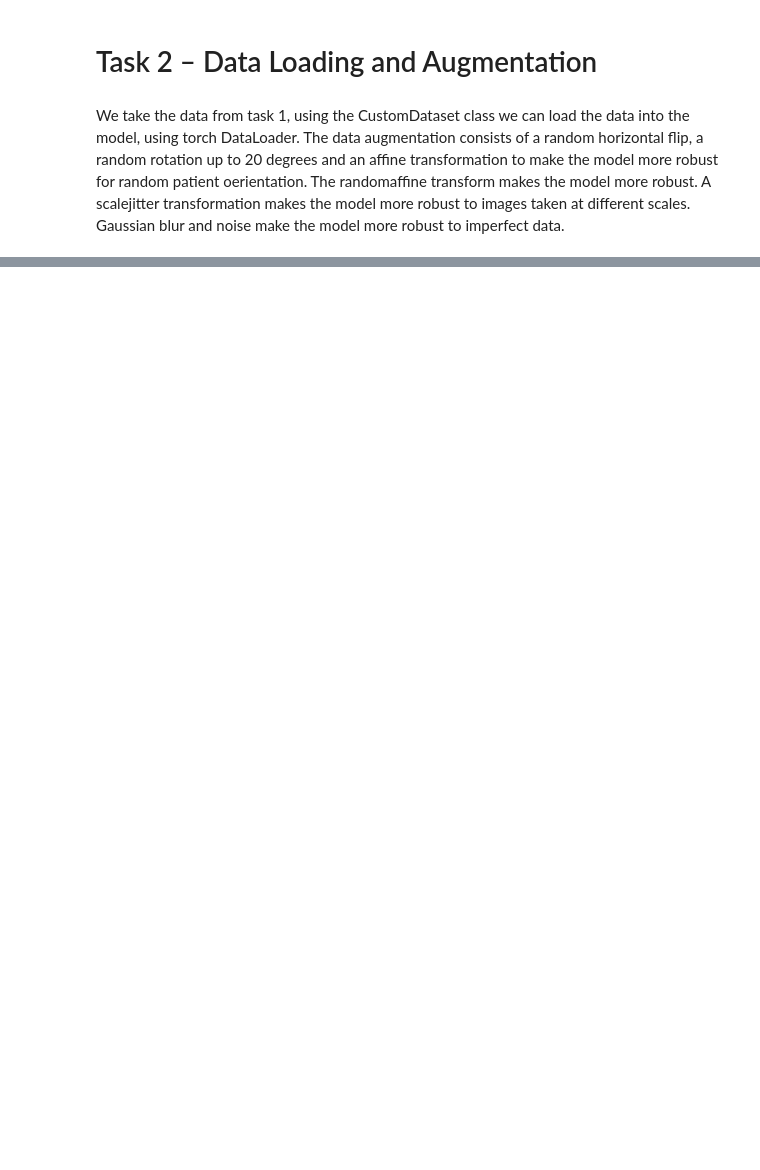
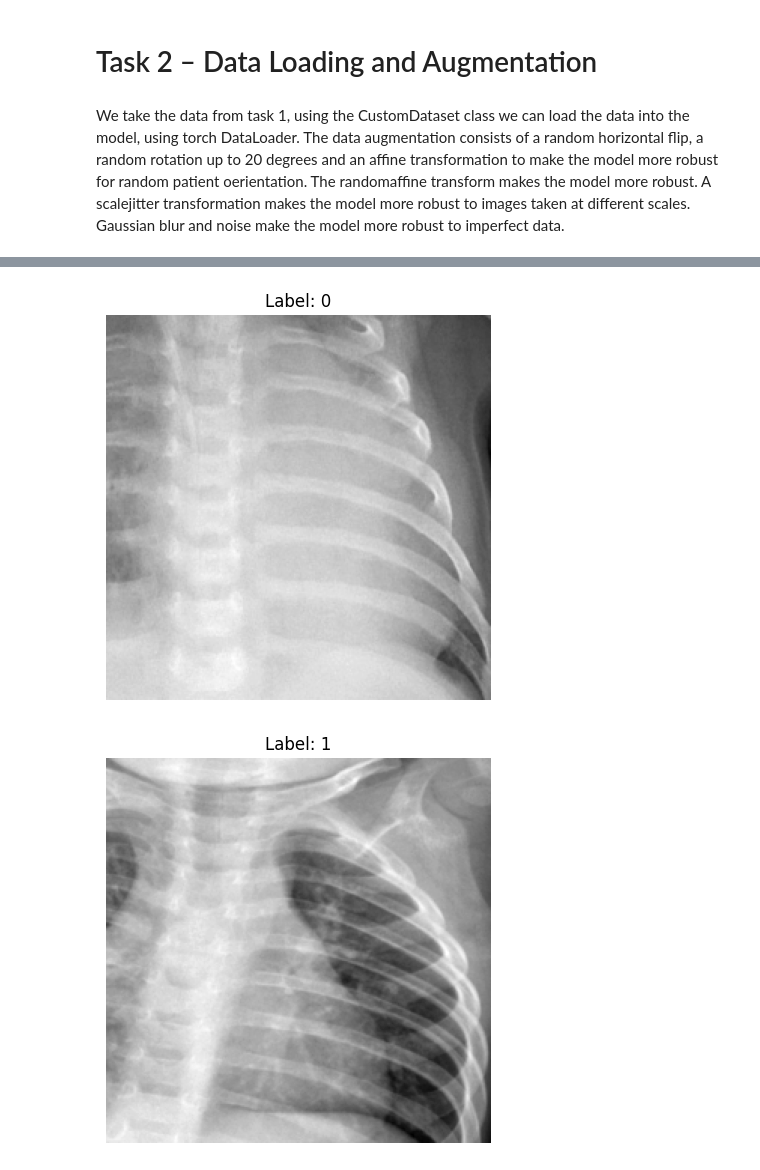
Before and after one commit to h-mulahmetovic/DeepL-Pneumonia, a Jupyter notebook: Task_2.ipynb, the cells around one changed output, grey strips where cells are left out. Drawn from its saved outputs; the diff is of its cells as text; code cells hidden in the pictures; blank space fills up the shorter version.

```diff
--- a/Task_2.ipynb
+++ b/Task_2.ipynb
@@ -128,0 +83,20 @@ for images,labels in train_dataloader:
+# %%
+# Define the data augmentation transformations
+train_transform = transforms.Compose([
+    transforms.RandomHorizontalFlip(),  # Randomly flip the image horizontally
+    transforms.RandomRotation(15),      # Randomly rotate the image by 15 degrees
+    transforms.RandomResizedCrop(input_dim),  # Random crop followed by resizing
+    transforms.ColorJitter(brightness=0.2, contrast=0.2, saturation=0.2, hue=0.2),  # Randomly change brightness, contrast, etc.
+    transforms.ToTensor(),              # Convert the image to a tensor
+])
+
+# Create an instance of CustomDataset with augmentations
+train_dataset = CustomDataset(
+    img_size=input_dim,
+    class_names=class_names,
+    path=train_path,
+    transformations=train_transform,
+    channel_dim=channel_dim
+)
+
+train_dataloader = DataLoader(train_dataset, shuffle=True)
@@ -128,0 +161,29 @@ for images,labels in train_dataloader:
+# %%
+def visualize_images(images, labels):
+    # Determine whether we're dealing with a single image or multiple images
+    num_images = len(images)
+
+    if num_images == 1:
+        fig, axs = plt.subplots(1, 1, figsize=(5, 5))
+        axs.imshow(images[0].squeeze(), cmap='gray')
+        axs.set_title(f"Label: {labels[0].item()}")
+        axs.axis('off')
+    else:
+        fig, axs = plt.subplots(1, num_images, figsize=(15, 15))
+        if num_images == 1:
+            axs = [axs]  # Convert to a list for consistency
+
+        for i, (img, lbl) in enumerate(zip(images, labels)):
+            axs[i].imshow(img.squeeze(), cmap='gray')
+            axs[i].set_title(f"Label: {lbl.item()}")
+            axs[i].axis('off')
+
+    plt.show()
+
+# Visualize first few images from the training dataloader
+for i in range(5):
+  images, labels = next(iter(train_dataloader))
+  visualize_images(images, labels)
+# %% [output]
+[figure, added]
+[figure, added]
```
Also changed, not shown: parts of 10 cells of this notebook.
